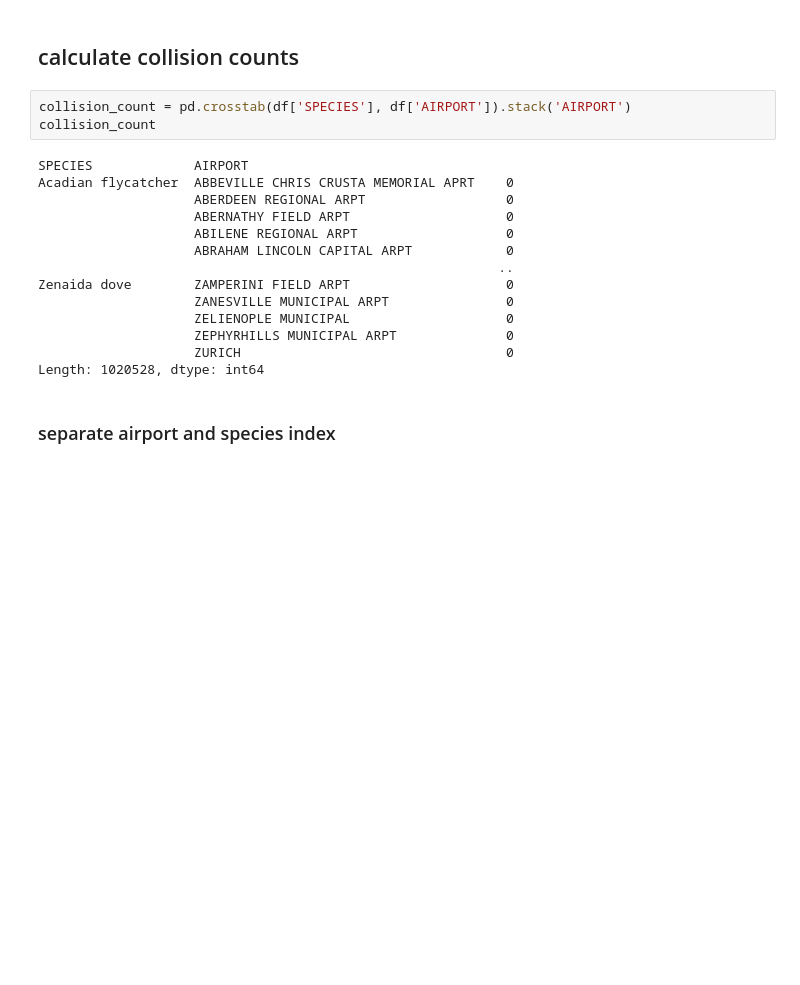
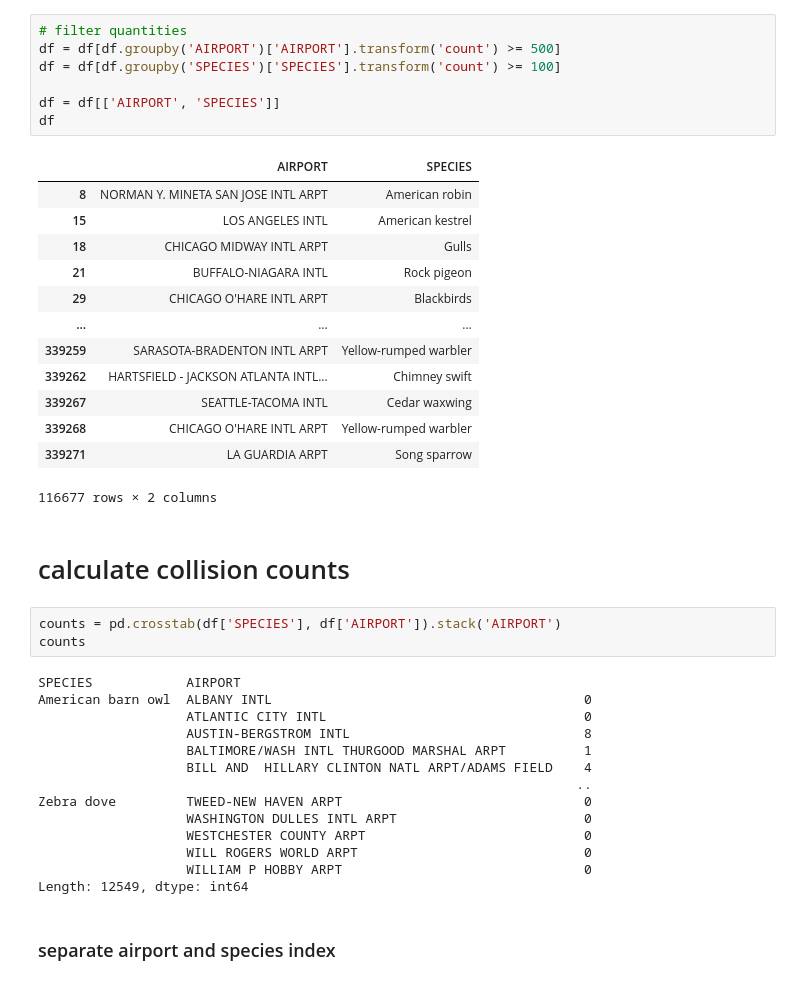
Before and after one commit to green-638/inst414-semester-project, a Jupyter notebook: semester_project.ipynb, the cells around one changed output. Saved outputs shown, nothing was run; the diff lists cells and outputs as text; blank space fills up the shorter version.

```diff
--- a/semester_project.ipynb
+++ b/semester_project.ipynb
@@ -28,22 +53,43 @@ df
+# %%
+# filter quantities
+df = df[df.groupby('AIRPORT')['AIRPORT'].transform('count') >= 500]
+df = df[df.groupby('SPECIES')['SPECIES'].transform('count') >= 100]
+
+df = df[['AIRPORT', 'SPECIES']]
+df
+# %% [output]
+|  | AIRPORT | SPECIES |
+| 8 | NORMAN Y. MINETA SAN JOSE INTL ARPT | American robin |
+| 15 | LOS ANGELES INTL | American kestrel |
+| 18 | CHICAGO MIDWAY INTL ARPT | Gulls |
+| 21 | BUFFALO-NIAGARA INTL | Rock pigeon |
+| 29 | CHICAGO O'HARE INTL ARPT | Blackbirds |
+| ... | ... | ... |
+| 339259 | SARASOTA-BRADENTON INTL ARPT | Yellow-rumped warbler |
+| 339262 | HARTSFIELD - JACKSON ATLANTA INTL... | Chimney swift |
+| 339267 | SEATTLE-TACOMA INTL | Cedar waxwing |
+| 339268 | CHICAGO O'HARE INTL ARPT | Yellow-rumped warbler |
+| 339271 | LA GUARDIA ARPT | Song sparrow |
+116677 rows × 2 columns
 # %% [markdown]
-## calculate collision counts
+# calculate collision counts
 # %%
-collision_count = pd.crosstab(df['SPECIES'], df['AIRPORT']).stack('AIRPORT')
-collision_count
+counts = pd.crosstab(df['SPECIES'], df['AIRPORT']).stack('AIRPORT')
+counts
 # %% [output]
-SPECIES             AIRPORT
-Acadian flycatcher  ABBEVILLE CHRIS CRUSTA MEMORIAL APRT    0
-                    ABERDEEN REGIONAL ARPT                  0
-                    ABERNATHY FIELD ARPT                    0
-                    ABILENE REGIONAL ARPT                   0
-                    ABRAHAM LINCOLN CAPITAL ARPT            0
-                                                           ..
-Zenaida dove        ZAMPERINI FIELD ARPT                    0
-                    ZANESVILLE MUNICIPAL ARPT               0
-                    ZELIENOPLE MUNICIPAL                    0
-                    ZEPHYRHILLS MUNICIPAL ARPT              0
-                    ZURICH                                  0
-Length: 1020528, dtype: int64
+SPECIES            AIRPORT
+American barn owl  ALBANY INTL                                        0
+                   ATLANTIC CITY INTL                                 0
+                   AUSTIN-BERGSTROM INTL                              8
+                   BALTIMORE/WASH INTL THURGOOD MARSHAL ARPT          1
+                   BILL AND  HILLARY CLINTON NATL ARPT/ADAMS FIELD    4
+                                                                     ..
+Zebra dove         TWEED-NEW HAVEN ARPT                               0
+                   WASHINGTON DULLES INTL ARPT                        0
+                   WESTCHESTER COUNTY ARPT                            0
+                   WILL ROGERS WORLD ARPT                             0
+                   WILLIAM P HOBBY ARPT                               0
+Length: 12549, dtype: int64
 # %% [markdown]
 ### separate airport and species index
 # %%
```
Also changed, not shown: parts of 12 cells of this notebook.
